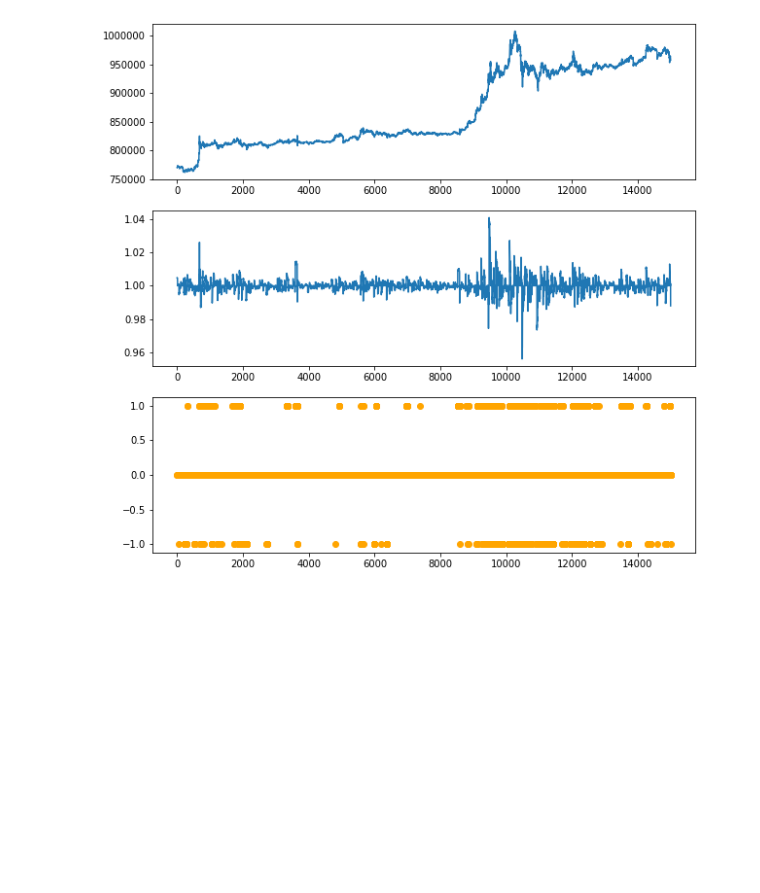
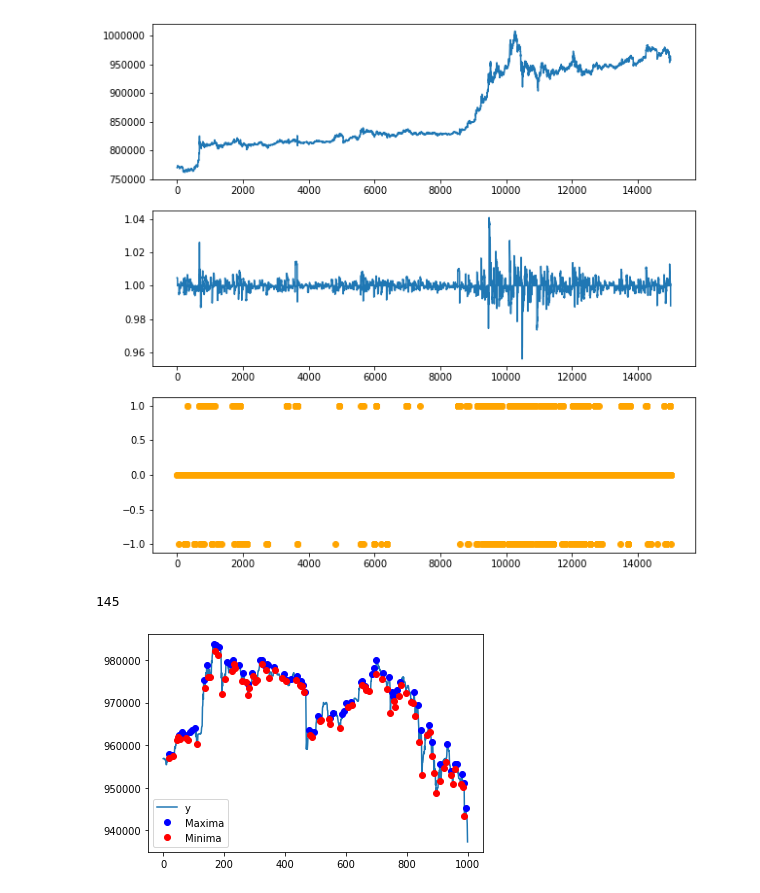
Before and after one commit to awesomest/mytrader, a Jupyter notebook: create_data.ipynb, the cells around one changed output. Cells and saved outputs as stored; diff of their text form; code cells hidden in the pictures; blank space fills up the shorter version.

```diff
--- a/create_data.ipynb
+++ b/create_data.ipynb
@@ -66,3 +66,35 @@ csv = pd.read_csv("datasets/v0.0.10-2.csv")
 plot(csv)
 # %% [output]
 [figure]
+# %%
+import pandas as pd
+import numpy as np
+import random
+from scipy import signal
+import matplotlib.pyplot as plt
+
+csv = pd.read_csv("datasets/candlestick.csv")
+data = csv['close'][-1000:]
+x = list(range(len(data)))
+y = data.values
+#print(y)
+# s = pd.Series([random.randint(0, 10) for _ in range(10)])
+#print(s)
+#s.rolling(window=3, center=True).mean()
+#np.random.randn(100)
+maxid = signal.argrelmax(y, order=3)
+minid = signal.argrelmin(y, order=3)
+t = np.concatenate([maxid[0], minid[0]])
+#t = t.sort(axis=0)
+#t = list(t)
+print(len(np.sort(t)))
+#print(y[maxid])
+
+plt.plot(x, y, label='y')
+plt.plot(maxid[0], y[maxid], 'bo', label='Maxima')
+plt.plot(minid[0], y[minid], 'ro', label='Minima')
+plt.legend()
+plt.show()
+# %% [output]
+145
+[figure, added]
```
Also changed, not shown: parts of 1 cell of this notebook, 2 other files.
